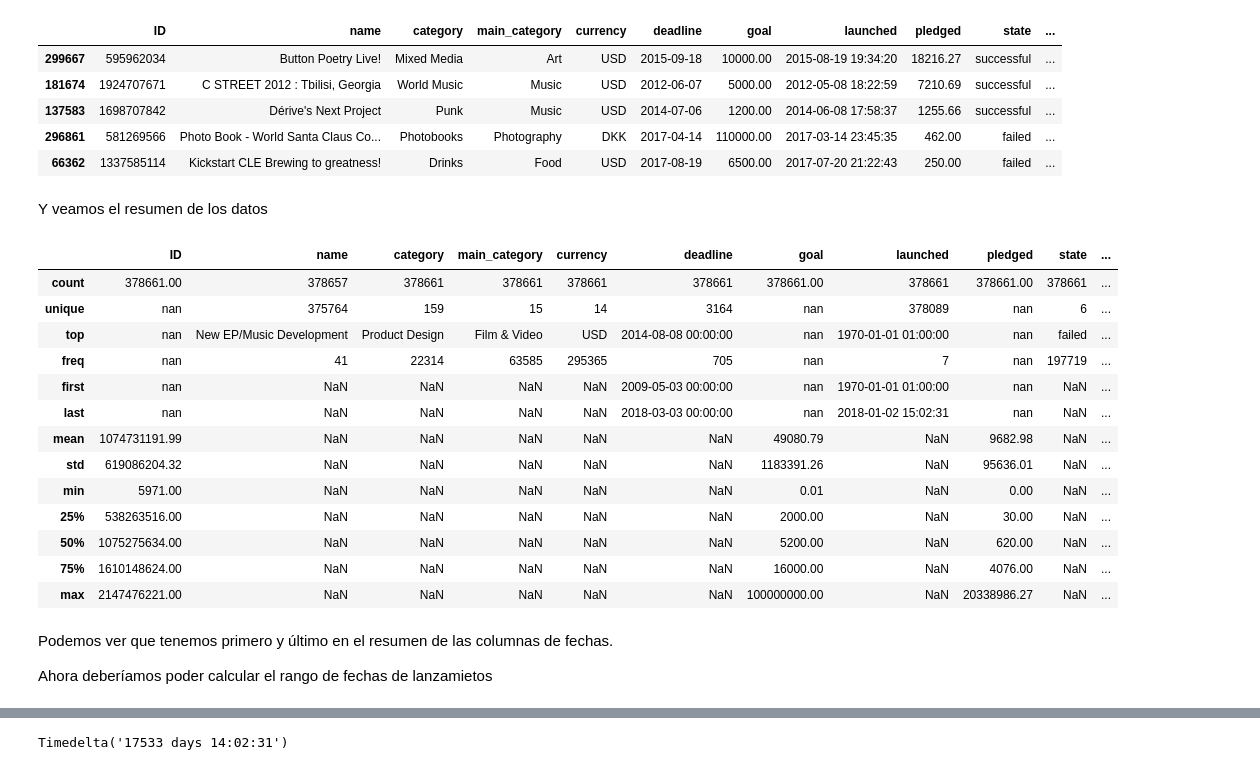
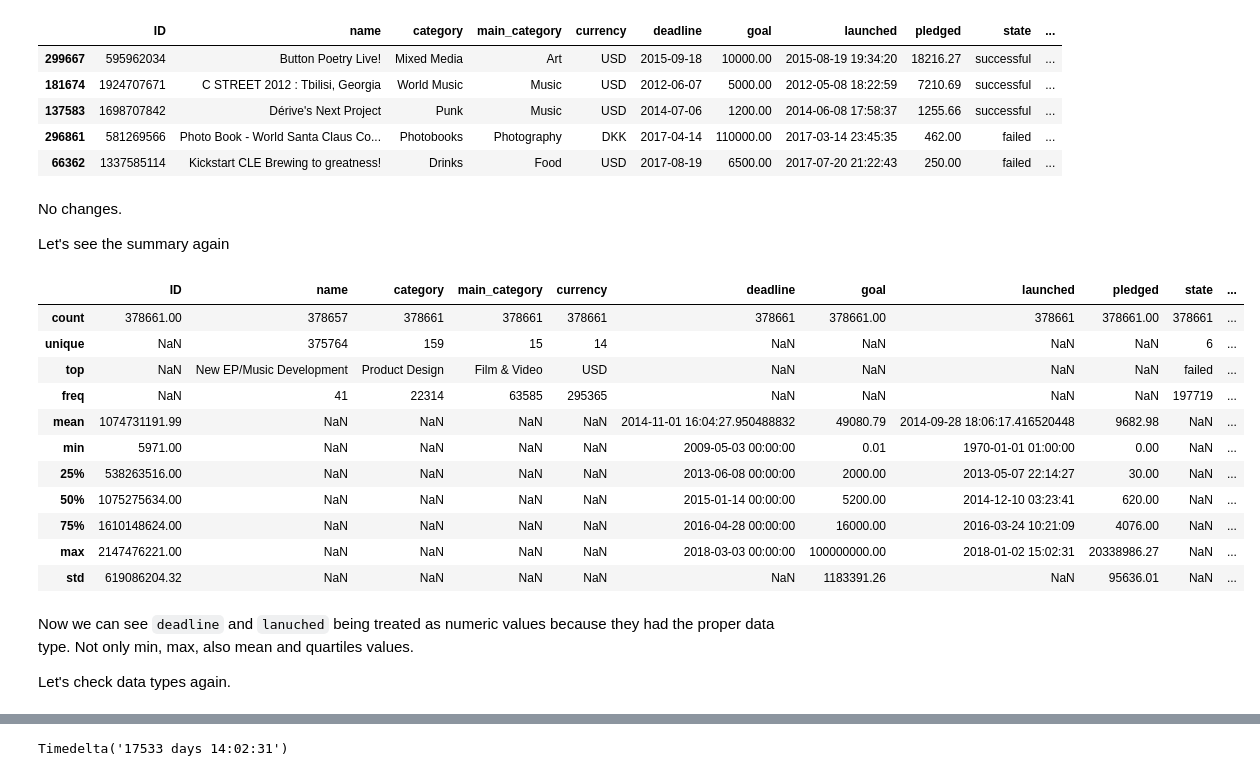
Before and after one commit to gmiretti/pandas-data-cleaning, a Jupyter notebook: notebooks/Data-Cleaning.ipynb, the cells around one changed output, grey strips where cells are left out. Saved outputs shown, nothing was run; the diff lists cells and outputs as text; code cells hidden in the pictures.

Commit message:
translated until check duplicated data

```diff
--- a/notebooks/Data-Cleaning.ipynb
+++ b/notebooks/Data-Cleaning.ipynb
@@ -220,26 +222,26 @@ kickstarter_2018.sample(5)
 | 137583 | 1698707842 | Dérive's Next Project | Punk | Music | USD | 2014-07-06 | 1200.00 | 2014-06-08 17:58:37 | 1255.66 | successful | ... |
 | 296861 | 581269566 | Photo Book - World Santa Claus Co... | Photobooks | Photography | DKK | 2017-04-14 | 110000.00 | 2017-03-14 23:45:35 | 462.00 | failed | ... |
 | 66362 | 1337585114 | Kickstart CLE Brewing to greatness! | Drinks | Food | USD | 2017-08-19 | 6500.00 | 2017-07-20 21:22:43 | 250.00 | failed | ... |
-# %% [markdown]
-Y veamos el resumen de los datos
+# %% [markdown]
+No changes.
+
+Let's see the summary again
 # %%
-kickstarter_2018.describe(include='all')
+kickstarter_2018.describe(include='all', datetime_is_numeric=True)
 # %% [output]
 |  | ID | name | category | main_category | currency | deadline | goal | launched | pledged | state | ... |
 | count | 378661.00 | 378657 | 378661 | 378661 | 378661 | 378661 | 378661.00 | 378661 | 378661.00 | 378661 | ... |
-| unique | nan | 375764 | 159 | 15 | 14 | 3164 | nan | 378089 | nan | 6 | ... |
-| top | nan | New EP/Music Development | Product Design | Film & Video | USD | 2014-08-08 00:00:00 | nan | 1970-01-01 01:00:00 | nan | failed | ... |
-| freq | nan | 41 | 22314 | 63585 | 295365 | 705 | nan | 7 | nan | 197719 | ... |
-| first | nan | NaN | NaN | NaN | NaN | 2009-05-03 00:00:00 | nan | 1970-01-01 01:00:00 | nan | NaN | ... |
-| last | nan | NaN | NaN | NaN | NaN | 2018-03-03 00:00:00 | nan | 2018-01-02 15:02:31 | nan | NaN | ... |
-| mean | 1074731191.99 | NaN | NaN | NaN | NaN | NaN | 49080.79 | NaN | 9682.98 | NaN | ... |
+| unique | NaN | 375764 | 159 | 15 | 14 | NaN | NaN | NaN | NaN | 6 | ... |
+| top | NaN | New EP/Music Development | Product Design | Film & Video | USD | NaN | NaN | NaN | NaN | failed | ... |
+| freq | NaN | 41 | 22314 | 63585 | 295365 | NaN | NaN | NaN | NaN | 197719 | ... |
+| mean | 1074731191.99 | NaN | NaN | NaN | NaN | 2014-11-01 16:04:27.950488832 | 49080.79 | 2014-09-28 18:06:17.416520448 | 9682.98 | NaN | ... |
+| min | 5971.00 | NaN | NaN | NaN | NaN | 2009-05-03 00:00:00 | 0.01 | 1970-01-01 01:00:00 | 0.00 | NaN | ... |
+| 25% | 538263516.00 | NaN | NaN | NaN | NaN | 2013-06-08 00:00:00 | 2000.00 | 2013-05-07 22:14:27 | 30.00 | NaN | ... |
+| 50% | 1075275634.00 | NaN | NaN | NaN | NaN | 2015-01-14 00:00:00 | 5200.00 | 2014-12-10 03:23:41 | 620.00 | NaN | ... |
+| 75% | 1610148624.00 | NaN | NaN | NaN | NaN | 2016-04-28 00:00:00 | 16000.00 | 2016-03-24 10:21:09 | 4076.00 | NaN | ... |
+| max | 2147476221.00 | NaN | NaN | NaN | NaN | 2018-03-03 00:00:00 | 100000000.00 | 2018-01-02 15:02:31 | 20338986.27 | NaN | ... |
 | std | 619086204.32 | NaN | NaN | NaN | NaN | NaN | 1183391.26 | NaN | 95636.01 | NaN | ... |
-| min | 5971.00 | NaN | NaN | NaN | NaN | NaN | 0.01 | NaN | 0.00 | NaN | ... |
-| 25% | 538263516.00 | NaN | NaN | NaN | NaN | NaN | 2000.00 | NaN | 30.00 | NaN | ... |
-| 50% | 1075275634.00 | NaN | NaN | NaN | NaN | NaN | 5200.00 | NaN | 620.00 | NaN | ... |
-| 75% | 1610148624.00 | NaN | NaN | NaN | NaN | NaN | 16000.00 | NaN | 4076.00 | NaN | ... |
-| max | 2147476221.00 | NaN | NaN | NaN | NaN | NaN | 100000000.00 | NaN | 20338986.27 | NaN | ... |
-# %% [markdown]
-Podemos ver que tenemos primero y último en el resumen de las columnas de fechas.
-
-Ahora deberíamos poder calcular el rango de fechas de lanzamietos
+# %% [markdown]
+Now we can see `deadline` and `lanuched` being treated as numeric values because they had the proper data type. Not only min, max, also mean and quartiles values.
+
+Let's check data types again.
```
Also changed, not shown: parts of 29 cells of this notebook.
